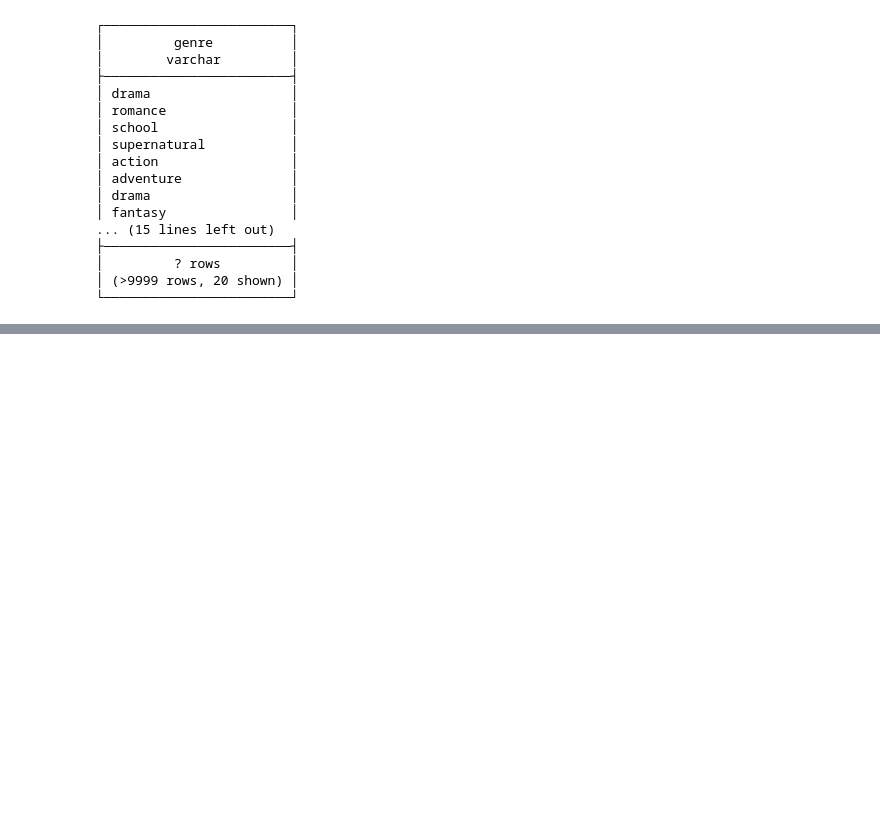
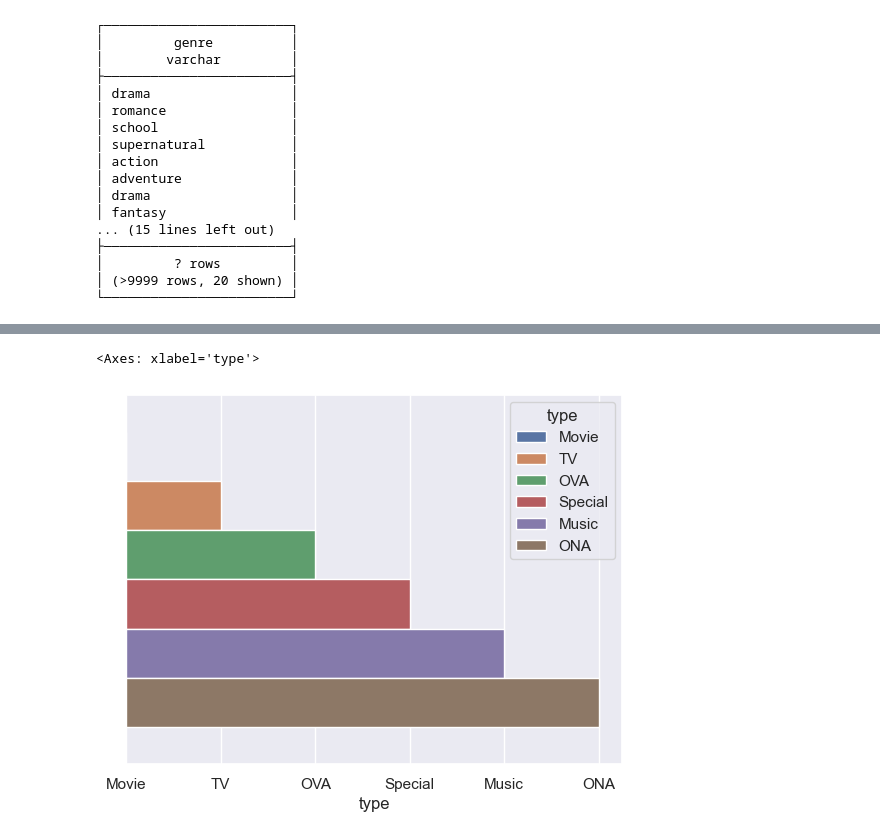
Before and after one commit to drod75/MyAnimeListDashboard, a Jupyter notebook: notebooks/duckdb.ipynb, the cells around one changed output, grey strips where cells are left out. Cells and saved outputs as stored; diff of their text form; code cells hidden in the pictures; blank space fills up the shorter version.

```diff
--- a/notebooks/duckdb.ipynb
+++ b/notebooks/duckdb.ipynb
@@ -365,0 +341,2 @@ duckdb.sql(genre_cleaning_2_query)
+# %%
+anime_df = duckdb.sql("select * from supabase.anime;").df()
@@ -365,0 +360,4 @@ duckdb.sql(genre_cleaning_2_query)
+# %%
+anime_df['genre'] = anime_df['genre'].str.lower()
+anime_df['genre'] = anime_df['genre'].str.strip()
+anime_df['genre'].head()
@@ -365,0 +502,7 @@ duckdb.sql(genre_cleaning_2_query)
+# %%
+sns.set_theme()
+# %%
+sns.barplot(data=anime_df, x="type", hue='type')
+# %% [output]
+<Axes: xlabel='type'>
+[figure, added]
```
Also changed, not shown: parts of 31 cells of this notebook, 8 other files.
